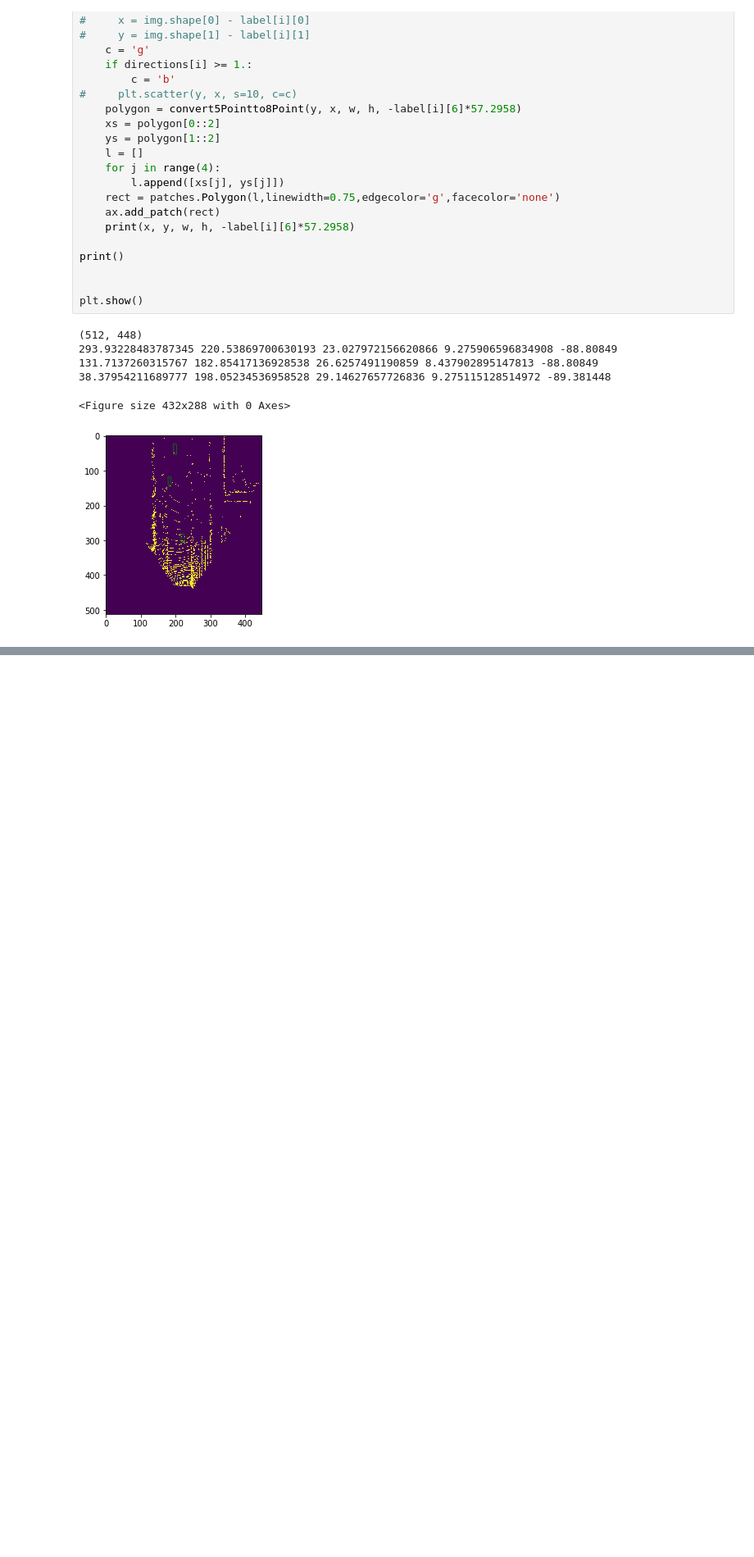
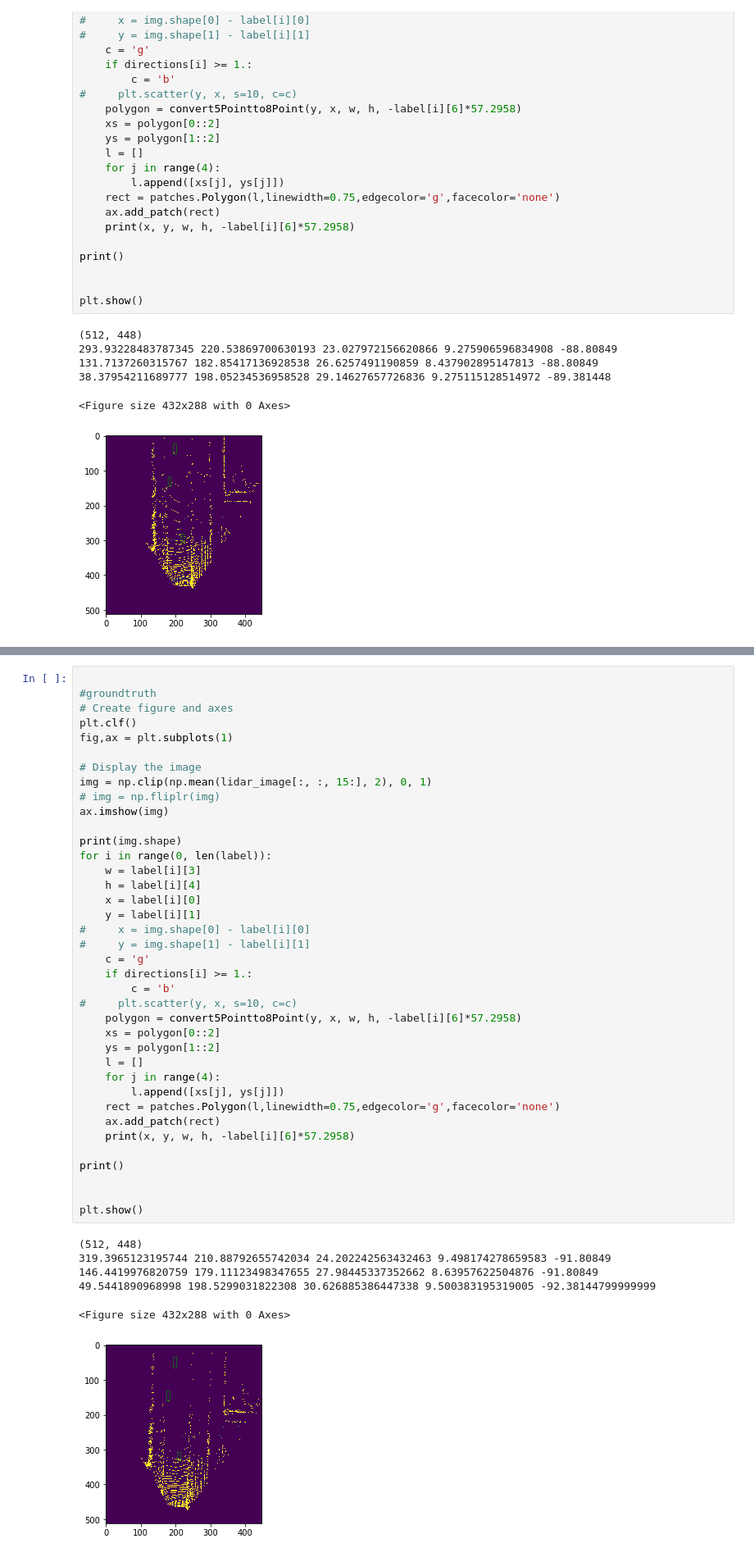
Before and after one commit to marmohamed/Multi-Modal-Fusion-For-3d-Object-Detection, a Jupyter notebook: src/Notebooks/Data Augmentation.ipynb, the cells around one changed output, grey strips where cells are left out. Shown: that part at 82% size. Drawn from its saved outputs; the diff is of its cells as text; blank space fills up the shorter version.

```diff
--- a/src/Notebooks/Data Augmentation.ipynb
+++ b/src/Notebooks/Data Augmentation.ipynb
@@ -254,0 +389,45 @@ plt.show()
+# %%
+
+#groundtruth
+# Create figure and axes
+plt.clf()
+fig,ax = plt.subplots(1)
+
+# Display the image
+img = np.clip(np.mean(lidar_image[:, :, 15:], 2), 0, 1)
+# img = np.fliplr(img)
+ax.imshow(img)
+
+print(img.shape)
+for i in range(0, len(label)):
+    w = label[i][3]
+    h = label[i][4]
+    x = label[i][0]
+    y = label[i][1]
+#     x = img.shape[0] - label[i][0]
+#     y = img.shape[1] - label[i][1]
+    c = 'g'
+    if directions[i] >= 1.:
+        c = 'b'
+#     plt.scatter(y, x, s=10, c=c)
+    polygon = convert5Pointto8Point(y, x, w, h, -label[i][6]*57.2958)
+    xs = polygon[0::2]
+    ys = polygon[1::2]
+    l = []
+    for j in range(4):
+        l.append([xs[j], ys[j]])
+    rect = patches.Polygon(l,linewidth=0.75,edgecolor='g',facecolor='none')
+    ax.add_patch(rect)
+    print(x, y, w, h, -label[i][6]*57.2958)
+
+print()
+
+
+plt.show()
+# %% [output]
+(512, 448)
+319.3965123195744 210.88792655742034 24.202242563432463 9.498174278659583 -91.80849
+146.4419976820759 179.11123498347655 27.98445337352662 8.63957622504876 -91.80849
+49.5441890968998 198.5299031822308 30.626885386447338 9.500383195319005 -92.38144799999999
+<Figure size 432x288 with 0 Axes>
+[figure, added]
```
Also changed, not shown: parts of 12 cells of this notebook, 2 other files.
